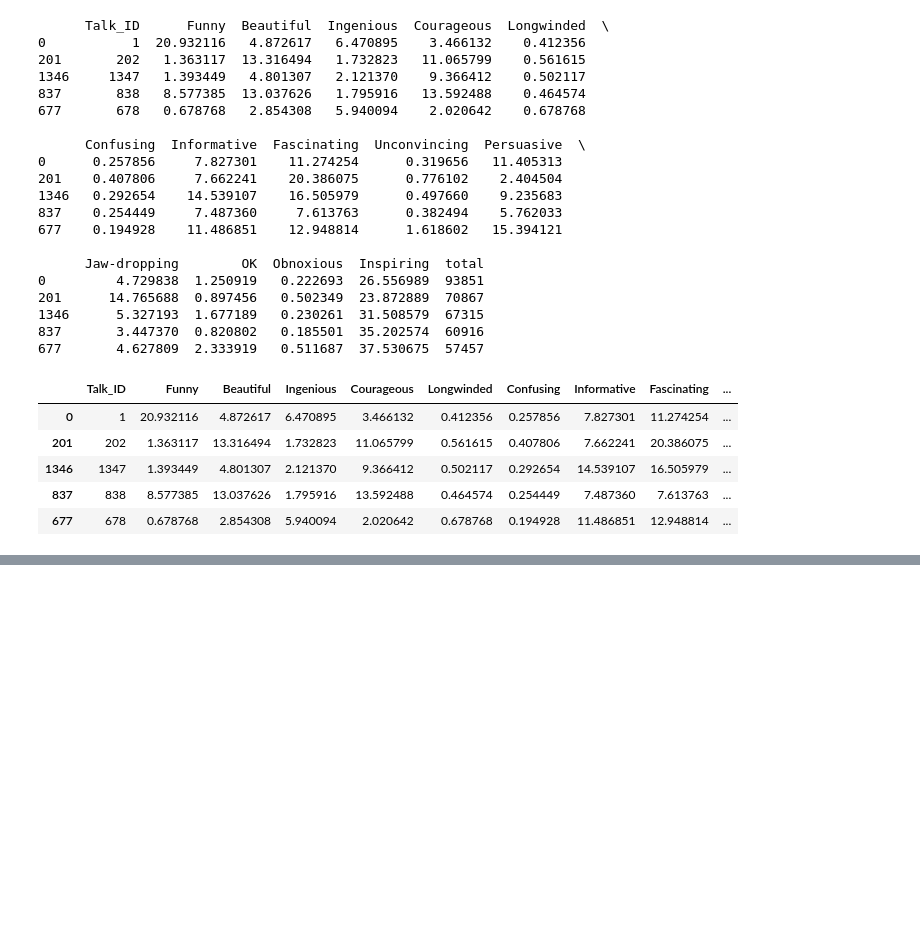
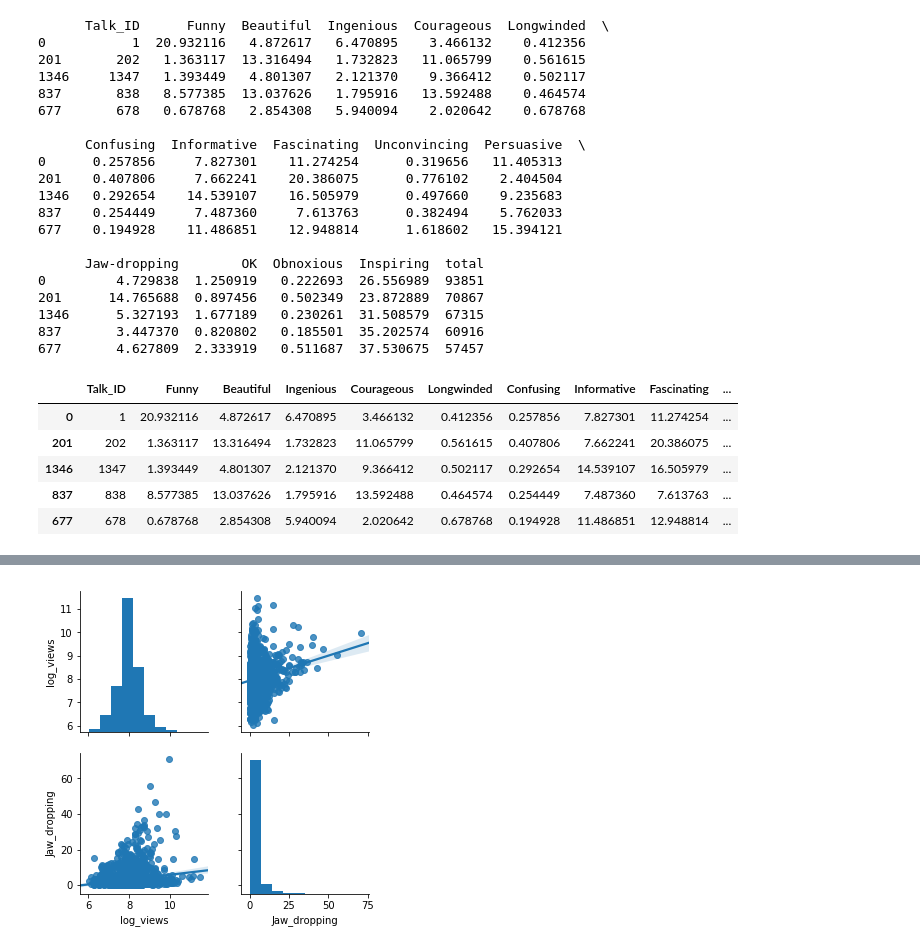
Before and after one commit to augustinechang1/TED-Talk-Prediction, a Jupyter notebook: Cleaned Data/RatingData.ipynb, the cells around one changed output, grey strips where cells are left out. Cells and saved outputs as stored; diff of their text form; code cells hidden in the pictures; blank space fills up the shorter version.

```diff
--- a/Cleaned Data/RatingData.ipynb
+++ b/Cleaned Data/RatingData.ipynb
@@ -264,10 +317,12 @@ result.head()
 # %%
 # formula = "views ~ Funny"
 # model = ols(formula = formula, data = momma).fit()
 # model.summary()
 import seaborn as sns
-bleh = result[['log_views', 'Inspiring']]
+bleh = result[['log_views', 'Jaw_dropping']]
 g = sns.pairplot(bleh, kind="reg")
+# %% [output]
+[figure, added]
 # %%
 outcome = 'log_views'
 predictors = result.drop(['Talk_ID', 'total', 'log_views'], axis=1)
```
Also changed, not shown: parts of 7 cells of this notebook, 1 other file.
